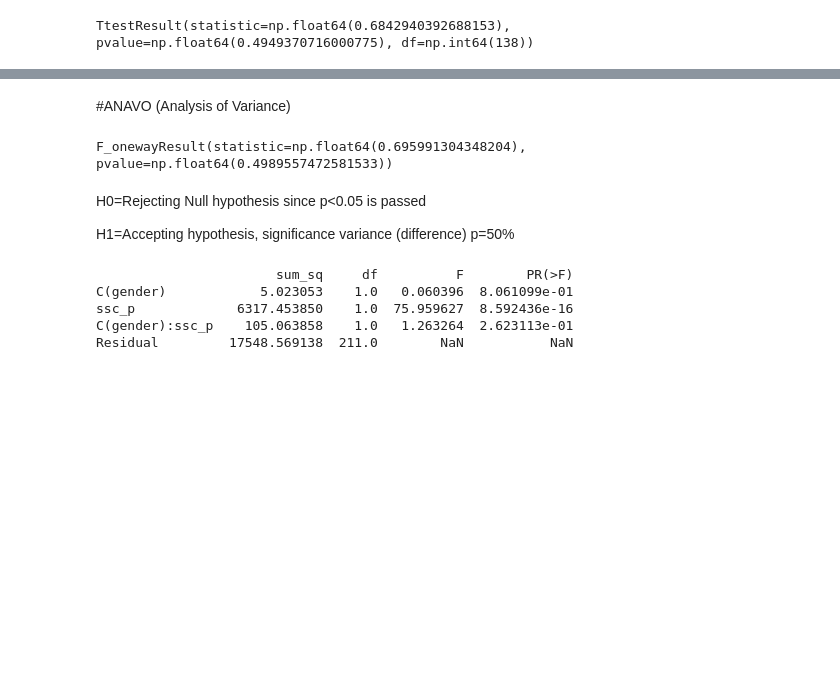
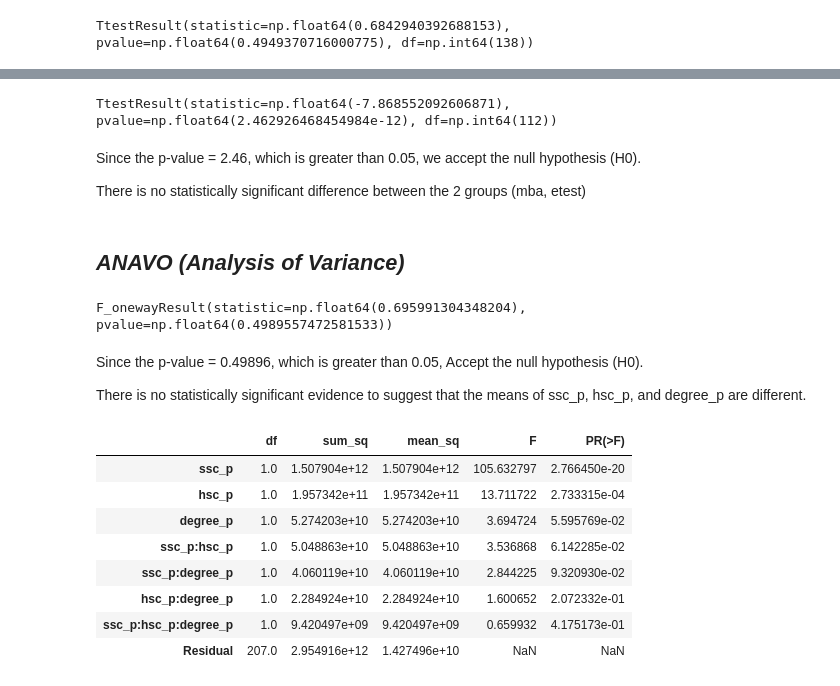
Before and after one commit to TamilPrabaharan/AIandDataScience_DataScience, a Jupyter notebook: 2.Bivariate Analysis/1.Bivariate.ipynb, the cells around one changed output, grey strips where cells are left out. Saved outputs shown, nothing was run; the diff lists cells and outputs as text; code cells hidden in the pictures; blank space fills up the shorter version.

```diff
--- a/2.Bivariate Analysis/1.Bivariate.ipynb
+++ b/2.Bivariate Analysis/1.Bivariate.ipynb
@@ -167,0 +169,6 @@ Reject Null hypothesis= The mean is same for both sample & population (if p<0.05
+# %%
+from scipy.stats import ttest_ind
+dataset=dataset.dropna()
+hsc_central=dataset[dataset['hsc_b']=='Central']['salary']
+hsc_others=dataset[dataset['hsc_b']=='Others']['salary']
+ttest_ind(hsc_central,hsc_others)
@@ -191,31 +197,41 @@ Above result, p(0.49)<0.05 now the condition fails so 'Accept hypothesis'
+# %%
+from scipy.stats import ttest_rel
+commerce1=dataset[dataset['hsc_s']=='Commerce']['mba_p']
+commerce2=dataset[dataset['hsc_s']=='Commerce']['etest_p']
+ttest_rel(commerce1, commerce2)
+# %% [output]
+TtestResult(statistic=np.float64(-7.868552092606871), pvalue=np.float64(2.462926468454984e-12), df=np.int64(112))
+# %% [markdown]
+Since the p-value = 2.46, which is greater than 0.05, we accept the null hypothesis (H0).
+
+There is no statistically significant difference between the 2 groups (mba, etest)
 # %% [markdown]
-#ANAVO (Analysis of Variance)
+***ANAVO (Analysis of Variance)***
+----------------------------------
 # %%
 import scipy.stats as stats
 stats.f_oneway(dataset['ssc_p'], dataset['hsc_p'], dataset['degree_p'])
 # %% [output]
 F_onewayResult(statistic=np.float64(0.695991304348204), pvalue=np.float64(0.4989557472581533))
 # %% [markdown]
-H0=Rejecting Null hypothesis since p<0.05 is passed
+Since the p-value = 0.49896, which is greater than 0.05, Accept the null hypothesis (H0).
 
-H1=Accepting hypothesis, significance variance (difference) p=50%
+There is no statistically significant evidence to suggest that the means of ssc_p, hsc_p, and degree_p are different.
 # %%
-#To assess how both gender and ssc_p influence hsc_p - Two way analysis
+#Two way classification
 import statsmodels.api as sm
 from statsmodels.formula.api import ols
-
-# Fit the two-way ANOVA model
-model = ols('hsc_p ~ C(gender) + ssc_p + C(gender):ssc_p', data=dataset).fit()
-
-# Perform the ANOVA
-anova_table = sm.stats.anova_lm(model, typ=2)
-
-# Display the ANOVA table
-print(anova_table)
+anova_two=ols('salary ~ ssc_p + hsc_p + degree_p + ssc_p*hsc_p*degree_p',data=dataset).fit()
+Two=sm.stats.anova_lm(anova_two,type=2)
+Two
 # %% [output]
-                       sum_sq     df          F        PR(>F)
-C(gender)            5.023053    1.0   0.060396  8.061099e-01
-ssc_p             6317.453850    1.0  75.959627  8.592436e-16
-C(gender):ssc_p    105.063858    1.0   1.263264  2.623113e-01
-Residual         17548.569138  211.0        NaN           NaN
+|  | df | sum_sq | mean_sq | F | PR(>F) |
+| ssc_p | 1.0 | 1.507904e+12 | 1.507904e+12 | 105.632797 | 2.766450e-20 |
+| hsc_p | 1.0 | 1.957342e+11 | 1.957342e+11 | 13.711722 | 2.733315e-04 |
+| degree_p | 1.0 | 5.274203e+10 | 5.274203e+10 | 3.694724 | 5.595769e-02 |
+| ssc_p:hsc_p | 1.0 | 5.048863e+10 | 5.048863e+10 | 3.536868 | 6.142285e-02 |
+| ssc_p:degree_p | 1.0 | 4.060119e+10 | 4.060119e+10 | 2.844225 | 9.320930e-02 |
+| hsc_p:degree_p | 1.0 | 2.284924e+10 | 2.284924e+10 | 1.600652 | 2.072332e-01 |
+| ssc_p:hsc_p:degree_p | 1.0 | 9.420497e+09 | 9.420497e+09 | 0.659932 | 4.175173e-01 |
+| Residual | 207.0 | 2.954916e+12 | 1.427496e+10 | NaN | NaN |
 # %% [markdown]
```
Also changed, not shown: parts of 10 cells of this notebook, 1 other file.
